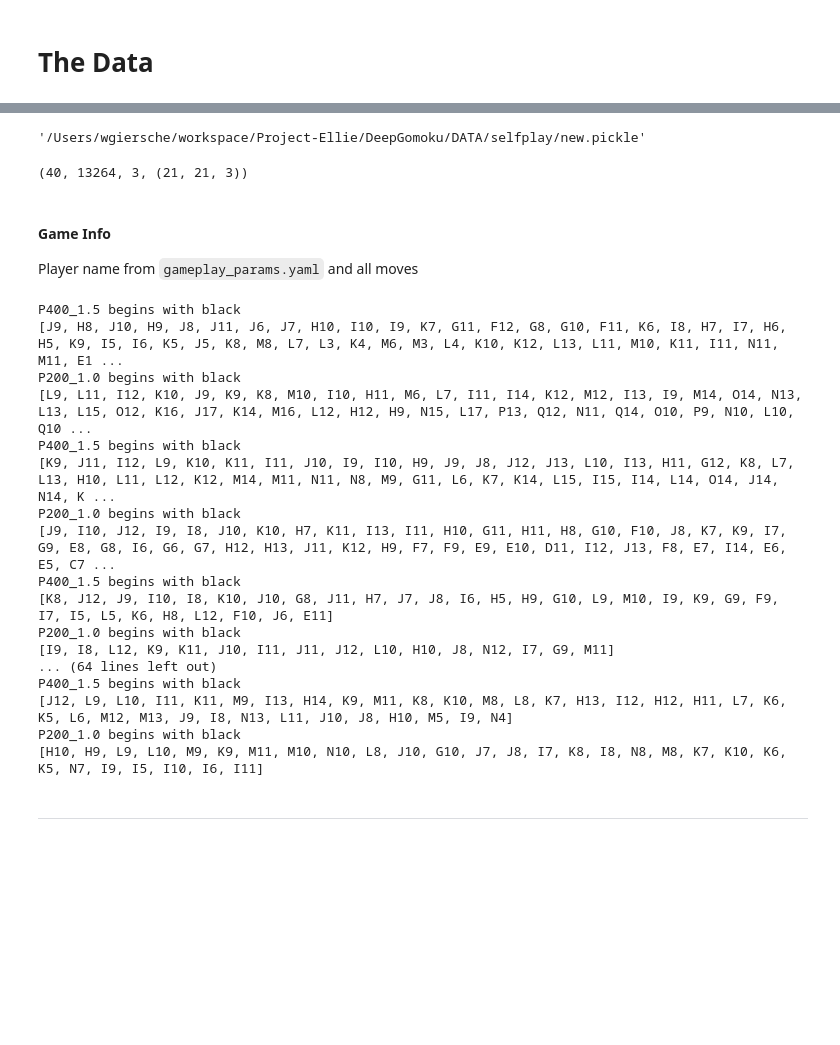
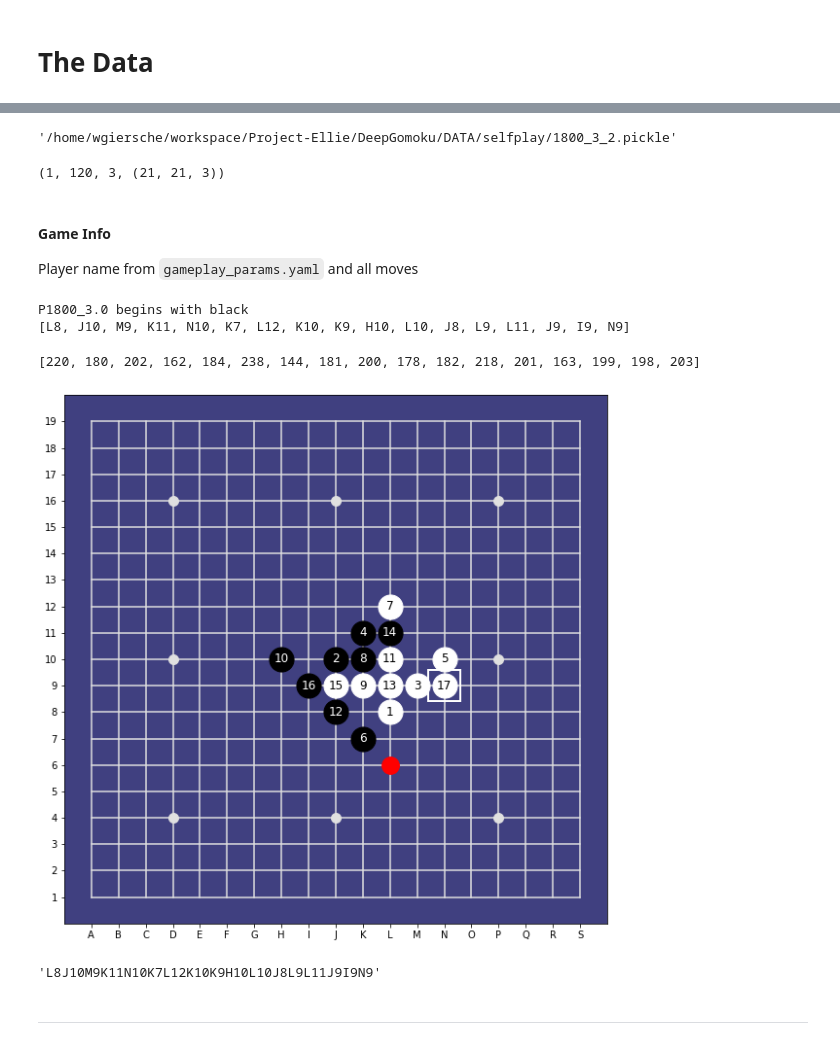
Before and after one commit to Project-Ellie/DeepGomoku, a Jupyter notebook: notebooks/Analyzing_SelfPlay.ipynb, the cells around one changed output, grey strips where cells are left out. Drawn from its saved outputs; the diff is of its cells as text; code cells hidden in the pictures; blank space fills up the shorter version.

```diff
--- a/notebooks/Analyzing_SelfPlay.ipynb
+++ b/notebooks/Analyzing_SelfPlay.ipynb
@@ -25,14 +22,14 @@ print(os.listdir(SELFPLAY_DATA))
 # %%
-a_pickle = SELFPLAY_DATA / 'new.pickle'
+a_pickle = SELFPLAY_DATA / '1800_3_2.pickle'
 filename = a_pickle.resolve().as_posix()
 filename
 # %% [output]
-'/Users/wgiersche/workspace/Project-Ellie/DeepGomoku/DATA/selfplay/new.pickle'
+'/home/wgiersche/workspace/Project-Ellie/DeepGomoku/DATA/selfplay/1800_3_2.pickle'
 # %%
 examples, games = read_training_data(filename)
 len(games), len(examples), len(examples[0]), examples[0][0].shape
 # %% [output]
-(40, 13264, 3, (21, 21, 3))
+(1, 120, 3, (21, 21, 3))
 # %% [markdown]
 #### Game Info
 Player name from `gameplay_params.yaml` and all moves
@@ -43,20 +40,26 @@ for game in games:
     print(f"{game[0]} begins with black")
     print([board.Stone(i) for i in game[1]])
 # %% [output]
-P400_1.5 begins with black
-[J9, H8, J10, H9, J8, J11, J6, J7, H10, I10, I9, K7, G11, F12, G8, G10, F11, K6, I8, H7, I7, H6, H5, K9, I5, I6, K5, J5, K8, M8, L7, L3, K4, M6, M3, L4, K10, K12, L13, L11, M10, K11, I11, N11, M11, E1 ...
-P200_1.0 begins with black
-[L9, L11, I12, K10, J9, K9, K8, M10, I10, H11, M6, L7, I11, I14, K12, M12, I13, I9, M14, O14, N13, L13, L15, O12, K16, J17, K14, M16, L12, H12, H9, N15, L17, P13, Q12, N11, Q14, O10, P9, N10, L10, Q10 ...
-P400_1.5 begins with black
-[K9, J11, I12, L9, K10, K11, I11, J10, I9, I10, H9, J9, J8, J12, J13, L10, I13, H11, G12, K8, L7, L13, H10, L11, L12, K12, M14, M11, N11, N8, M9, G11, L6, K7, K14, L15, I15, I14, L14, O14, J14, N14, K ...
-P200_1.0 begins with black
-[J9, I10, J12, I9, I8, J10, K10, H7, K11, I13, I11, H10, G11, H11, H8, G10, F10, J8, K7, K9, I7, G9, E8, G8, I6, G6, G7, H12, H13, J11, K12, H9, F7, F9, E9, E10, D11, I12, J13, F8, E7, I14, E6, E5, C7 ...
-P400_1.5 begins with black
-[K8, J12, J9, I10, I8, K10, J10, G8, J11, H7, J7, J8, I6, H5, H9, G10, L9, M10, I9, K9, G9, F9, I7, I5, L5, K6, H8, L12, F10, J6, E11]
-P200_1.0 begins with black
-[I9, I8, L12, K9, K11, J10, I11, J11, J12, L10, H10, J8, N12, I7, G9, M11]
-... (64 lines left out)
-P400_1.5 begins with black
-[J12, L9, L10, I11, K11, M9, I13, H14, K9, M11, K8, K10, M8, L8, K7, H13, I12, H12, H11, L7, K6, K5, L6, M12, M13, J9, I8, N13, L11, J10, J8, H10, M5, I9, N4]
-P200_1.0 begins with black
-[H10, H9, L9, L10, M9, K9, M11, M10, N10, L8, J10, G10, J7, J8, I7, K8, I8, N8, M8, K7, K10, K6, K5, N7, I9, I5, I10, I6, I11]
+P1800_3.0 begins with black
+[L8, J10, M9, K11, N10, K7, L12, K10, K9, H10, L10, J8, L9, L11, J9, I9, N9]
+# %%
+ints = games[0][1]
+print(ints)
+# %% [output]
+[220, 180, 202, 162, 184, 238, 144, 181, 200, 178, 182, 218, 201, 163, 199, 198, 203]
+# %%
+from aegomoku.utils import analyse_board
+from aegomoku.policies.topological_value import TopologicalValuePolicy
+
+policy = TopologicalValuePolicy(kappa_s=6, kappa_d=5)
+
+analyse_board(19, ints, policy=policy, disp_width=10)
+# %% [output]
+[figure, added]
+# %%
+from aegomoku.tools import string_to_stones
+stones = [board.Stone(i) for i in ints]
+stones = "".join([str(stone) for stone in stones])
+stones
+# %% [output]
+'L8J10M9K11N10K7L12K10K9H10L10J8L9L11J9I9N9'
```
Also changed, not shown: parts of 4 cells of this notebook, 24 other files.
